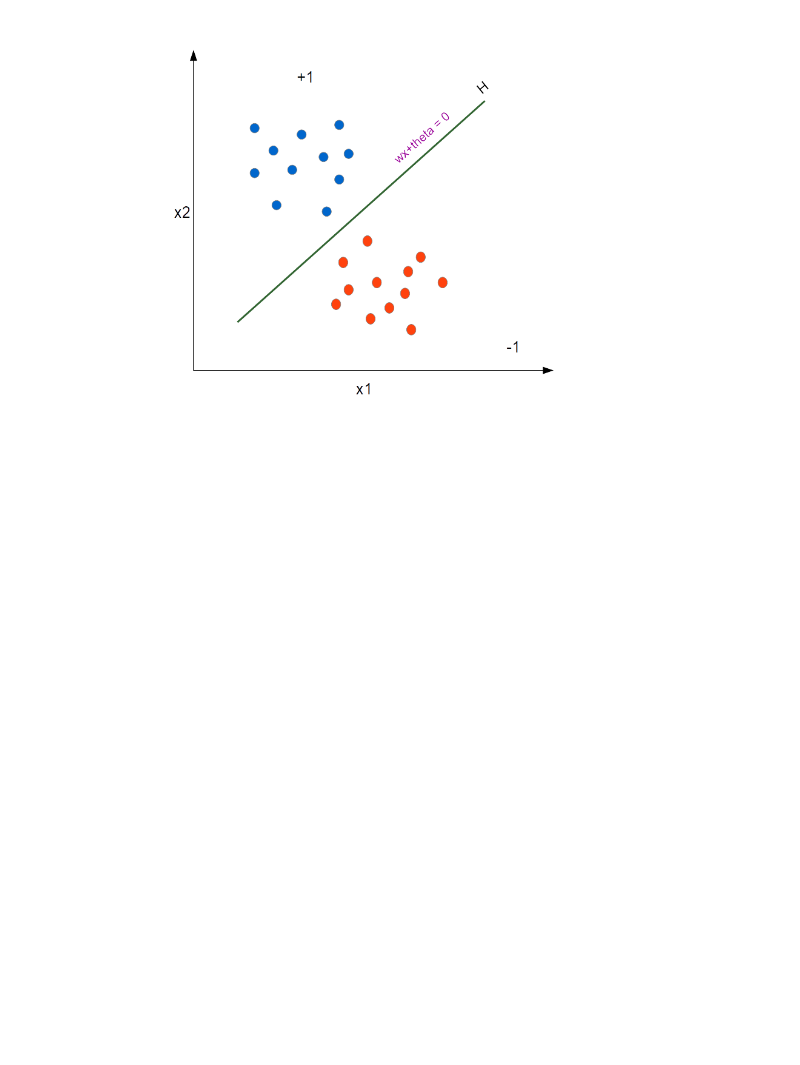
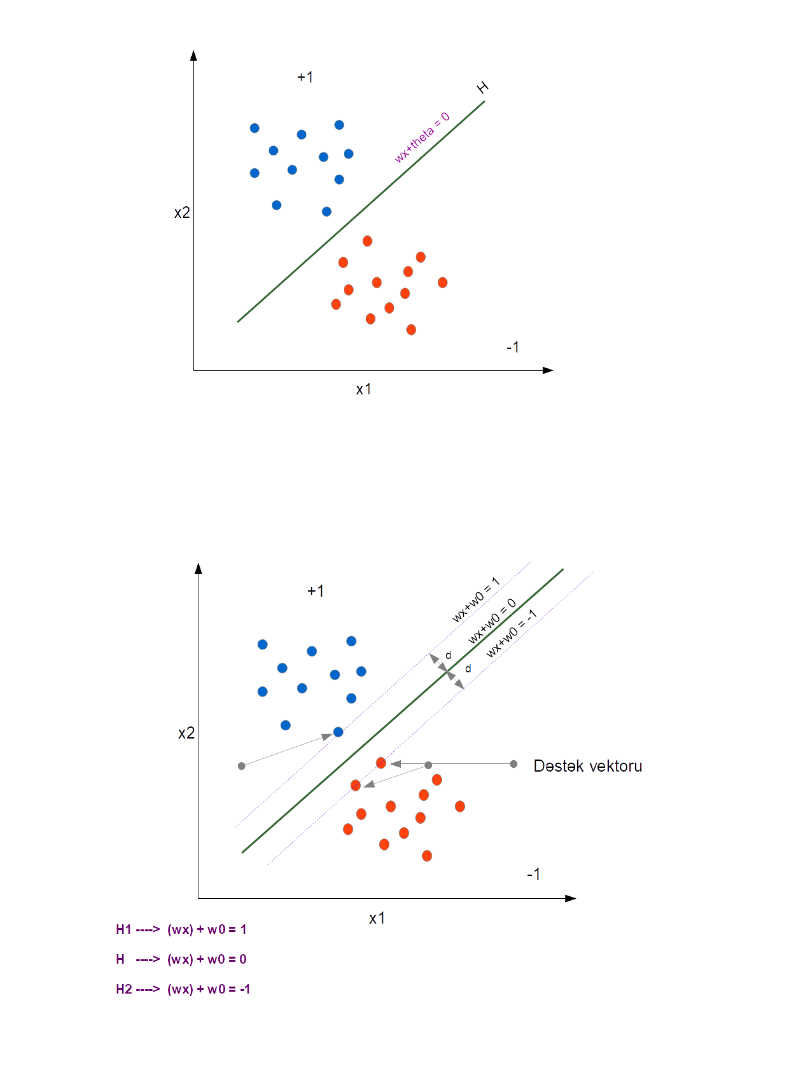
Before and after one commit to RashadGarayev/MachineLearningAZ, a Jupyter notebook: MachineLearningAz/svm.ipynb, the cells around one changed output. Saved outputs shown, nothing was run; the diff lists cells and outputs as text; code cells hidden in the pictures; blank space fills up the shorter version.

```diff
--- a/MachineLearningAz/svm.ipynb
+++ b/MachineLearningAz/svm.ipynb
@@ -57,3 +57,8 @@ from IPython.display import Image
 Image(filename='image/regsvm.png',width=640,height=480)
 # %% [output]
 [figure]
+# %%
+from IPython.display import Image
+Image(filename='image/svm4.png',width=720,height=620)
+# %% [output]
+[figure, added]
```
Also changed, not shown: parts of 32 cells of this notebook.
